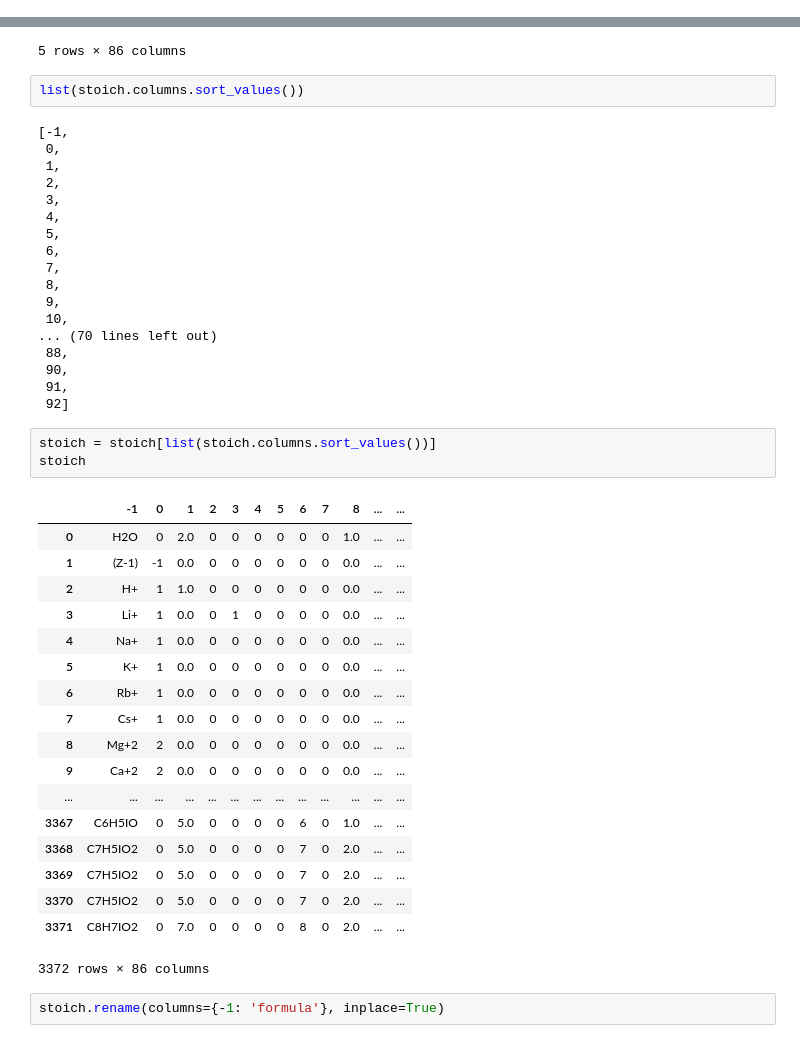
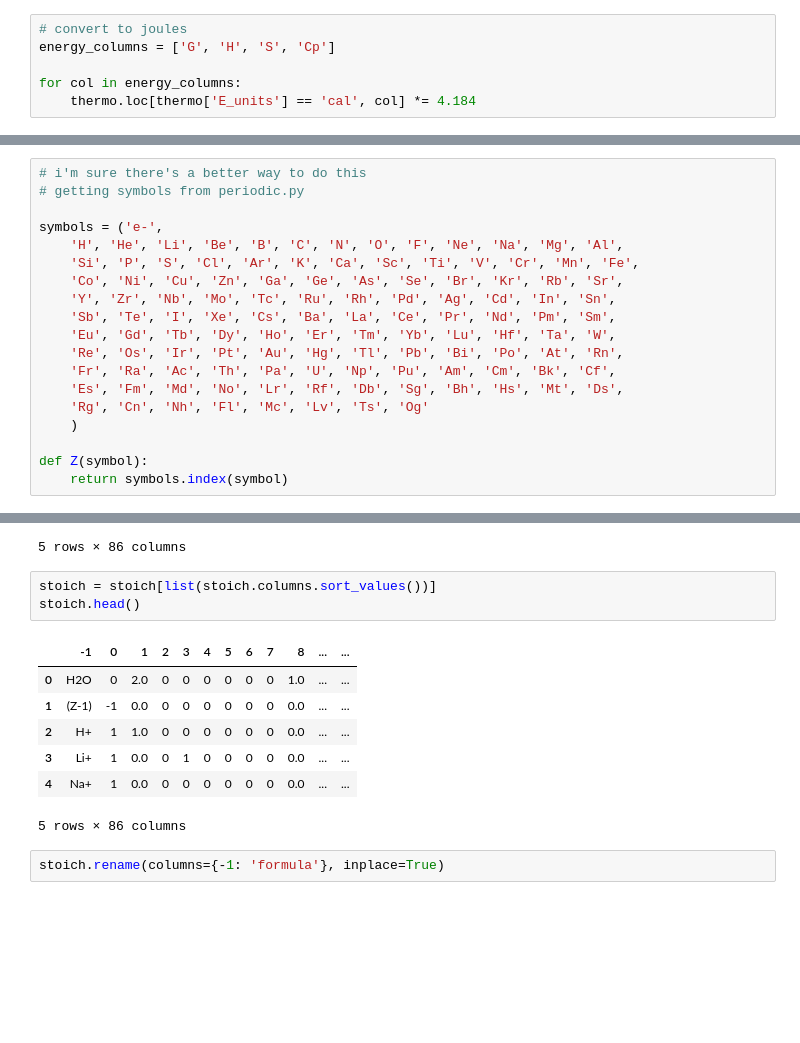
Before and after one commit to jydiw/alchemist, a Jupyter notebook: notebooks/A2_standard-thermodynamic-quantities_textbook-extraction.ipynb, the cells around one changed output, grey strips where cells are left out. Cells and saved outputs as stored; diff of their text form; blank space fills up the shorter version.

```diff
--- a/notebooks/A2_standard-thermodynamic-quantities_textbook-extraction.ipynb
+++ b/notebooks/A2_standard-thermodynamic-quantities_textbook-extraction.ipynb
@@ -42,3 +96,9 @@ thermo.head()
+# %%
+# convert to joules
+energy_columns = ['G', 'H', 'S', 'Cp']
+
+for col in energy_columns:
+    thermo.loc[thermo['E_units'] == 'cal', col] *= 4.184
 # %%
 thermo.at[0, 'G'] = -237180
 thermo.at[0, 'H'] = -285830
@@ -156,3 +265,22 @@ ModuleNotFoundError: No module named 'alchemist'
+# %%
+# i'm sure there's a better way to do this
+# getting symbols from periodic.py
+
+symbols = ('e-',
+    'H', 'He', 'Li', 'Be', 'B', 'C', 'N', 'O', 'F', 'Ne', 'Na', 'Mg', 'Al',
+    'Si', 'P', 'S', 'Cl', 'Ar', 'K', 'Ca', 'Sc', 'Ti', 'V', 'Cr', 'Mn', 'Fe',
+    'Co', 'Ni', 'Cu', 'Zn', 'Ga', 'Ge', 'As', 'Se', 'Br', 'Kr', 'Rb', 'Sr',
+    'Y', 'Zr', 'Nb', 'Mo', 'Tc', 'Ru', 'Rh', 'Pd', 'Ag', 'Cd', 'In', 'Sn',
+    'Sb', 'Te', 'I', 'Xe', 'Cs', 'Ba', 'La', 'Ce', 'Pr', 'Nd', 'Pm', 'Sm',
+    'Eu', 'Gd', 'Tb', 'Dy', 'Ho', 'Er', 'Tm', 'Yb', 'Lu', 'Hf', 'Ta', 'W',
+    'Re', 'Os', 'Ir', 'Pt', 'Au', 'Hg', 'Tl', 'Pb', 'Bi', 'Po', 'At', 'Rn',
+    'Fr', 'Ra', 'Ac', 'Th', 'Pa', 'U', 'Np', 'Pu', 'Am', 'Cm', 'Bk', 'Cf',
+    'Es', 'Fm', 'Md', 'No', 'Lr', 'Rf', 'Db', 'Sg', 'Bh', 'Hs', 'Mt', 'Ds',
+    'Rg', 'Cn', 'Nh', 'Fl', 'Mc', 'Lv', 'Ts', 'Og'
+    )
+
+def Z(symbol):
+    return symbols.index(symbol)
 # %%
 stoich.rename(columns={'Z': 'e-'}, inplace=True)
 stoich.head()
@@ -176,47 +304,16 @@ stoich.head()
 | 4 | Na+ | 0 | 0.0 | 0 | 0 | 0 | 0 | 0 | 0 | 0 | ... | ... |
 5 rows × 86 columns
 # %%
-list(stoich.columns.sort_values())
+stoich = stoich[list(stoich.columns.sort_values())]
+stoich.head()
 # %% [output]
+|  | -1 | 0 | 1 | 2 | 3 | 4 | 5 | 6 | 7 | 8 | ... | ... |
+| 0 | H2O | 0 | 2.0 | 0 | 0 | 0 | 0 | 0 | 0 | 1.0 | ... | ... |
+| 1 | (Z-1) | -1 | 0.0 | 0 | 0 | 0 | 0 | 0 | 0 | 0.0 | ... | ... |
+| 2 | H+ | 1 | 1.0 | 0 | 0 | 0 | 0 | 0 | 0 | 0.0 | ... | ... |
+| 3 | Li+ | 1 | 0.0 | 0 | 1 | 0 | 0 | 0 | 0 | 0.0 | ... | ... |
+| 4 | Na+ | 1 | 0.0 | 0 | 0 | 0 | 0 | 0 | 0 | 0.0 | ... | ... |
-[-1,
- 0,
- 1,
- 2,
- 3,
- 4,
- 5,
- 6,
- 7,
- 8,
- 9,
- 10,
-... (70 lines left out)
- 88,
- 90,
- 91,
- 92]
+5 rows × 86 columns
-# %%
-stoich = stoich[list(stoich.columns.sort_values())]
-stoich
-# %% [output]
-|  | -1 | 0 | 1 | 2 | 3 | 4 | 5 | 6 | 7 | 8 | ... | ... |
-| 0 | H2O | 0 | 2.0 | 0 | 0 | 0 | 0 | 0 | 0 | 1.0 | ... | ... |
-| 1 | (Z-1) | -1 | 0.0 | 0 | 0 | 0 | 0 | 0 | 0 | 0.0 | ... | ... |
-| 2 | H+ | 1 | 1.0 | 0 | 0 | 0 | 0 | 0 | 0 | 0.0 | ... | ... |
-| 3 | Li+ | 1 | 0.0 | 0 | 1 | 0 | 0 | 0 | 0 | 0.0 | ... | ... |
-| 4 | Na+ | 1 | 0.0 | 0 | 0 | 0 | 0 | 0 | 0 | 0.0 | ... | ... |
-| 5 | K+ | 1 | 0.0 | 0 | 0 | 0 | 0 | 0 | 0 | 0.0 | ... | ... |
-| 6 | Rb+ | 1 | 0.0 | 0 | 0 | 0 | 0 | 0 | 0 | 0.0 | ... | ... |
-| 7 | Cs+ | 1 | 0.0 | 0 | 0 | 0 | 0 | 0 | 0 | 0.0 | ... | ... |
-| 8 | Mg+2 | 2 | 0.0 | 0 | 0 | 0 | 0 | 0 | 0 | 0.0 | ... | ... |
-| 9 | Ca+2 | 2 | 0.0 | 0 | 0 | 0 | 0 | 0 | 0 | 0.0 | ... | ... |
-| ... | ... | ... | ... | ... | ... | ... | ... | ... | ... | ... | ... | ... |
-| 3367 | C6H5IO | 0 | 5.0 | 0 | 0 | 0 | 0 | 6 | 0 | 1.0 | ... | ... |
-| 3368 | C7H5IO2 | 0 | 5.0 | 0 | 0 | 0 | 0 | 7 | 0 | 2.0 | ... | ... |
-| 3369 | C7H5IO2 | 0 | 5.0 | 0 | 0 | 0 | 0 | 7 | 0 | 2.0 | ... | ... |
-| 3370 | C7H5IO2 | 0 | 5.0 | 0 | 0 | 0 | 0 | 7 | 0 | 2.0 | ... | ... |
-| 3371 | C8H7IO2 | 0 | 7.0 | 0 | 0 | 0 | 0 | 8 | 0 | 2.0 | ... | ... |
-3372 rows × 86 columns
 # %%
 stoich.rename(columns={-1: 'formula'}, inplace=True)
 # %%
```
Also changed, not shown: parts of 110 cells of this notebook.
